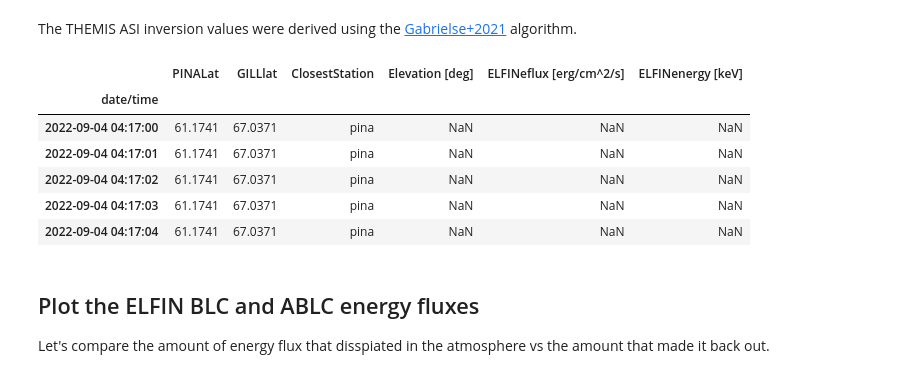
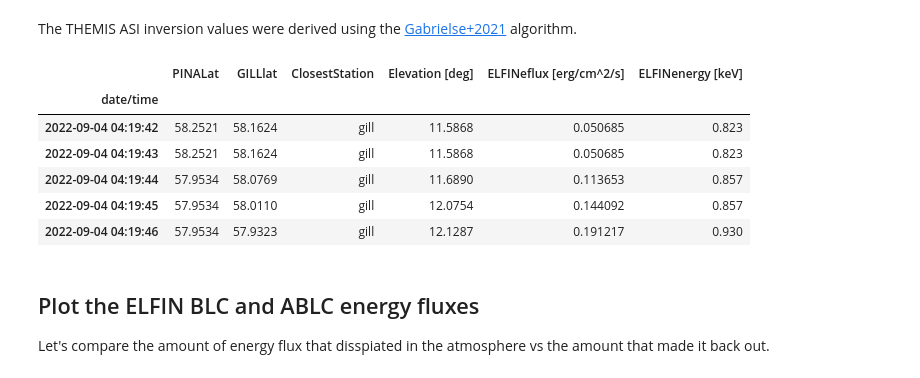
Before and after one commit to mshumko/elfinasi, a Jupyter notebook: src/20240904_substorm_study/misc/elfin_energy_flux.ipynb, the cells around one changed output. Drawn from its saved outputs; the diff is of its cells as text; code cells hidden in the pictures.

Commit message:
Added Christine's > 10 deg elevation thereshold.

```diff
--- a/src/20240904_substorm_study/misc/elfin_energy_flux.ipynb
+++ b/src/20240904_substorm_study/misc/elfin_energy_flux.ipynb
@@ -27,16 +27,17 @@ The THEMIS ASI inversion values were derived using the [Gabrielse+2021](https://
 themis_asi_eflux = pd.read_csv(
     elfinasi.data_dir / '20220904_themis_asi_inversion.csv', index_col=0, parse_dates=True, na_values=('NaN', "-1")
 )
+themis_asi_eflux = themis_asi_eflux.loc[themis_asi_eflux['Elevation [deg]'] > 10]  # Christine's suggested threshold
 # %%
-themis_asi_eflux.head()
+themis_asi_eflux.dropna().head()
 # %% [output]
 |  | PINALat | GILLlat | ClosestStation | Elevation [deg] | ELFINeflux [erg/cm^2/s] | ELFINenergy [keV] |
 | date/time |  |  |  |  |  |  |
-| 2022-09-04 04:17:00 | 61.1741 | 67.0371 | pina | NaN | NaN | NaN |
-| 2022-09-04 04:17:01 | 61.1741 | 67.0371 | pina | NaN | NaN | NaN |
-| 2022-09-04 04:17:02 | 61.1741 | 67.0371 | pina | NaN | NaN | NaN |
-| 2022-09-04 04:17:03 | 61.1741 | 67.0371 | pina | NaN | NaN | NaN |
-| 2022-09-04 04:17:04 | 61.1741 | 67.0371 | pina | NaN | NaN | NaN |
+| 2022-09-04 04:19:42 | 58.2521 | 58.1624 | gill | 11.5868 | 0.050685 | 0.823 |
+| 2022-09-04 04:19:43 | 58.2521 | 58.1624 | gill | 11.5868 | 0.050685 | 0.823 |
+| 2022-09-04 04:19:44 | 57.9534 | 58.0769 | gill | 11.6890 | 0.113653 | 0.857 |
+| 2022-09-04 04:19:45 | 57.9534 | 58.0110 | gill | 12.0754 | 0.144092 | 0.857 |
+| 2022-09-04 04:19:46 | 57.9534 | 57.9323 | gill | 12.1287 | 0.191217 | 0.930 |
 # %% [markdown]
 ## Plot the ELFIN BLC and ABLC energy fluxes
 Let's compare the amount of energy flux that disspiated in the atmosphere vs the amount that made it back out.
```
Also changed, not shown: parts of 3 cells of this notebook, 1 other file.
